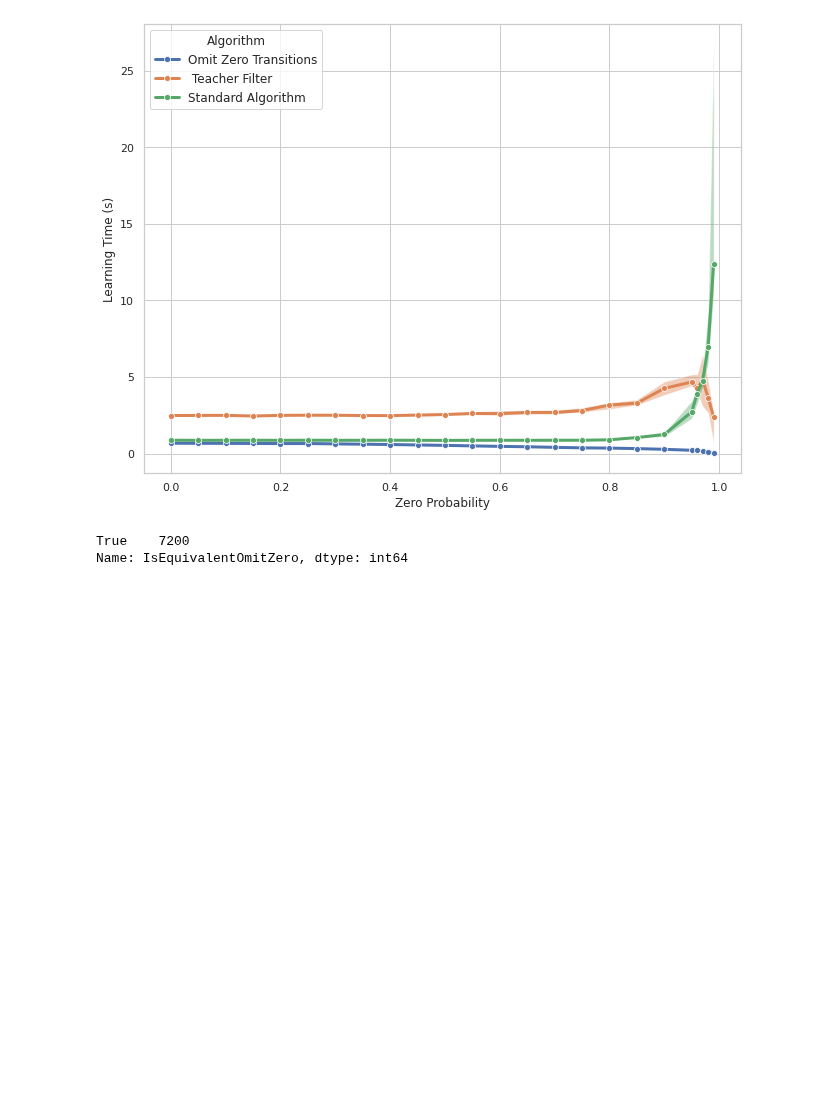
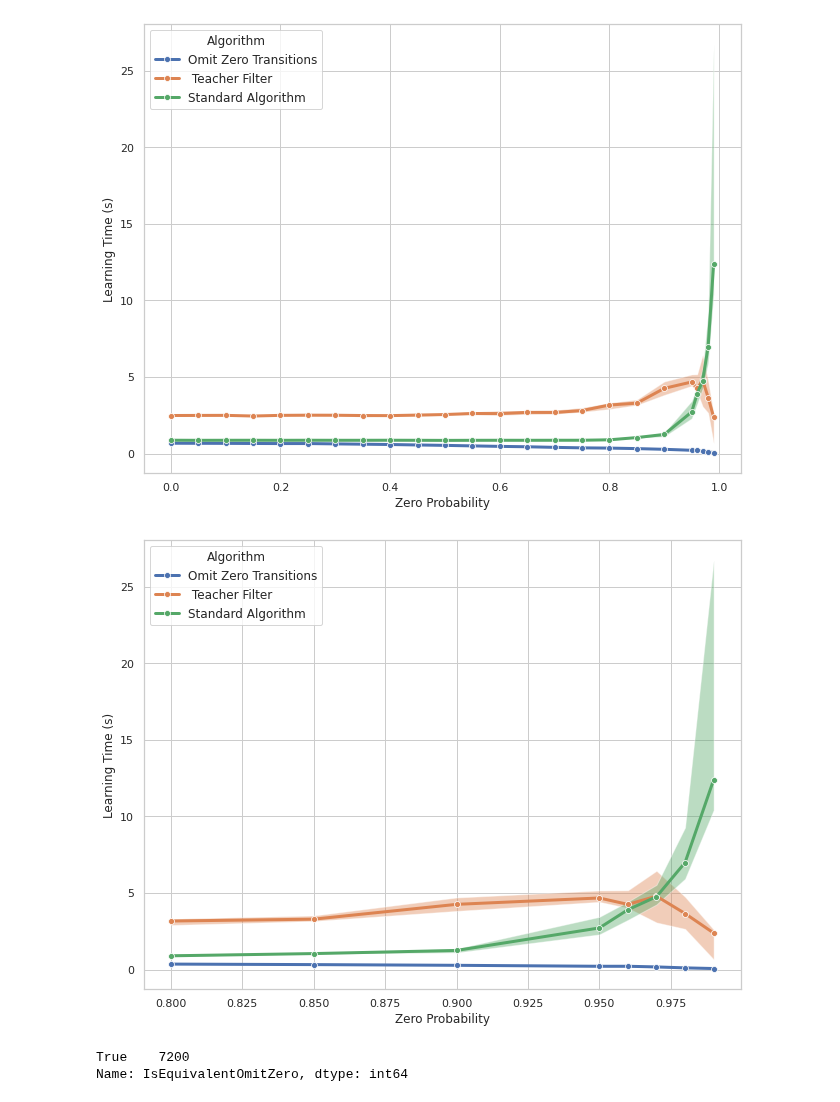
Before and after one commit to neuralchecker/pymodelextractor_model_guided_extraction, a Jupyter notebook: experiments/compare_on_random_pdfa_varying_zero_probs_20_symbols/data_analysis.ipynb, the cells around one changed output. Saved outputs shown, nothing was run; the diff lists cells and outputs as text; code cells hidden in the pictures; blank space fills up the shorter version.

```diff
--- a/experiments/compare_on_random_pdfa_varying_zero_probs_20_symbols/data_analysis.ipynb
+++ b/experiments/compare_on_random_pdfa_varying_zero_probs_20_symbols/data_analysis.ipynb
@@ -125,6 +125,33 @@ for t, l in zip(plt.gca().get_legend().get_texts(), new_labels):
 plt.show()
 # %% [output]
 [figure]
+# %%
+sns.set(rc={'figure.figsize':(10.7,8.27)})
+sns.set_style("whitegrid")
+evaluation_data_exact_reduced = evaluation_data_exact[evaluation_data_exact['Zero_Probability']>=0.8]
+# Compute quartiles
+quartiles = evaluation_data_exact_reduced.groupby(['Algorithm', 'Zero_Probability'])['Time(s)'].quantile([0.25, 0.5, 0.75]).unstack(level=0)
+
+# Calculate means
+means = evaluation_data_exact_reduced.groupby(['Algorithm', 'Zero_Probability'])['Time(s)'].median().unstack(level=0)
+
+# Plot quartiles with error bars
+for algo in evaluation_data_exact['Algorithm'].unique():
+    sns.lineplot(data=means[algo], marker='o', label=algo, linewidth = 3)
+    #plt.errorbar(x=means.index, y=means[algo], yerr=[means[algo] - quartiles[algo].loc[:,0.25], quartiles[algo].loc[:,0.75] - means[algo]], fmt='o')
+    plt.fill_between(x=means.index, y1=quartiles[algo].loc[:,0.25], y2= quartiles[algo].loc[:,0.75], alpha = 0.4)
+
+plt.legend(title='Algorithm', fontsize=12, frameon=True, loc = 'upper left')
+plt.xlabel("Zero Probability", fontsize=12)
+plt.ylabel("Learning Time (s)", fontsize=12)
+
+new_labels = ["Omit Zero Transitions"," Teacher Filter","Standard Algorithm"]
+for t, l in zip(plt.gca().get_legend().get_texts(), new_labels):
+    t.set_text(l)
+
+plt.show()
+# %% [output]
+[figure, added]
 # %%
 evaluation_data_exact["IsEquivalentOmitZero"].value_counts()
 # %% [output]
```
Also changed, not shown: 50 other files.
